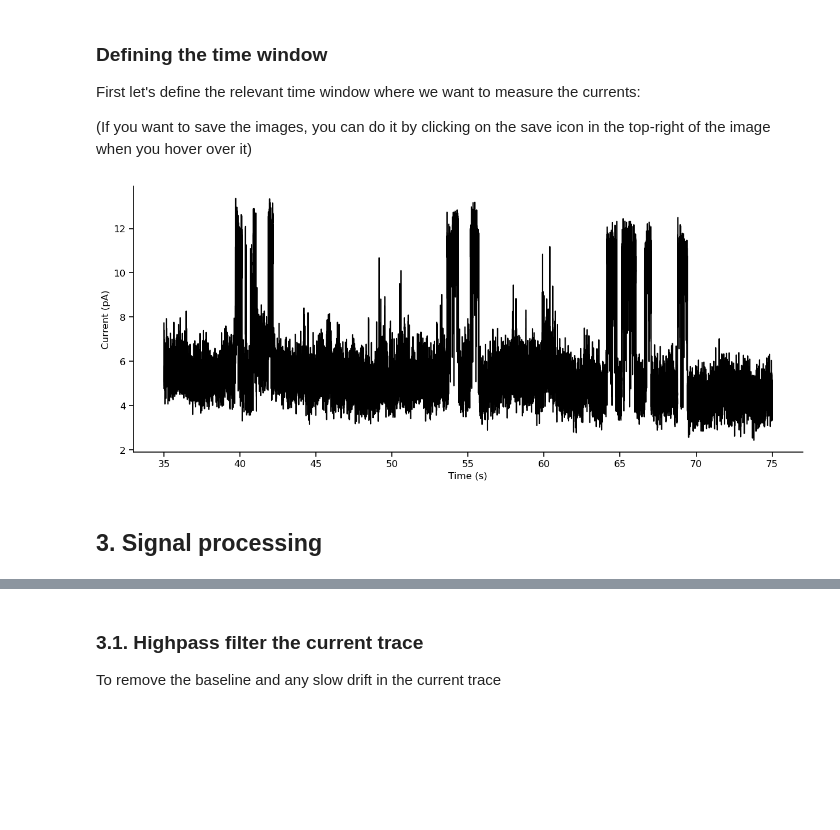
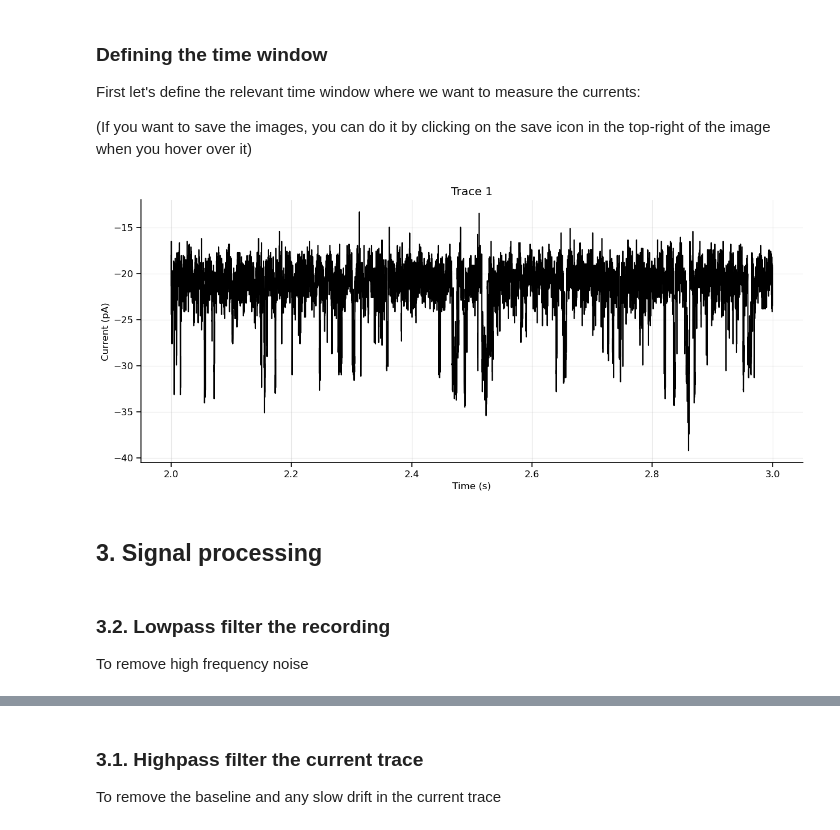
Before and after one commit to argalloni/CSHL_IonChannels2025, a Jupyter notebook: Analysis 9 - Single channels.ipynb, the cells around one changed output, grey strips where cells are left out. Drawn from its saved outputs; the diff is of its cells as text; code cells hidden in the pictures; blank space fills up the shorter version.

Commit message:
updated single channel analysis: only 1 trace at a time

```diff
--- a/Analysis 9 - Single channels.ipynb
+++ b/Analysis 9 - Single channels.ipynb
@@ -33,5 +41,6 @@ Choose which file you want to analyze and past the file name here:
 # %%
-data_file = 'data/Single_channels/2024_06_11_0003.abf'
+# data_file = 'data/Single_channels/2024_06_11_0003.abf'
+data_file = 'data/Single_channels/2025_06_10_0019.abf'
 # %% [markdown]
 Now we can load the file and plot the raw data:
 # %%
@@ -60,18 +69,27 @@ First let's define the relevant time window where we want to measure the current
 (If you want to save the images, you can do it by clicking on the save icon in the top-right of the image when you hover over it)
 # %%
 # The start/end time just helps to zoom in on the traces.
-start_time = 35  # seconds
-end_time = 75   # seconds
+start_time = 2.  # seconds
+end_time = 3   # seconds
+trace_to_plot = 1
 
+# ---------------------------------------------------------------------------------------------------------------------
 current_traces, time = select_sweep_window(sweeps, sweeps_time, start_time*1000, end_time*1000, sampling_freq, channel=0)
 time /= 1000 # Convert to Seconds
 
+current_traces = current_traces[trace_to_plot]
 fig, ax = plt.subplots(figsize=(15, 6), linewidth=0.1)
-ax.plot(time, current_traces[0], color='k')
+ax.plot(time, current_traces, color='k')
 ax.set_xlabel('Time (s)')
 ax.set_ylabel('Current (pA)')
+ax.set_title(f'Trace {trace_to_plot}')
+ax.grid(True, alpha=0.3)
 plt.show()
 # %% [output]
-[figure, old version]
+[figure, new version]
 # %% [markdown]
 ## 3. Signal processing
+# %% [markdown]
+### 3.2. Lowpass filter the recording
+
+To remove high frequency noise
```
Also changed, not shown: parts of 19 cells of this notebook, 1 other file.
